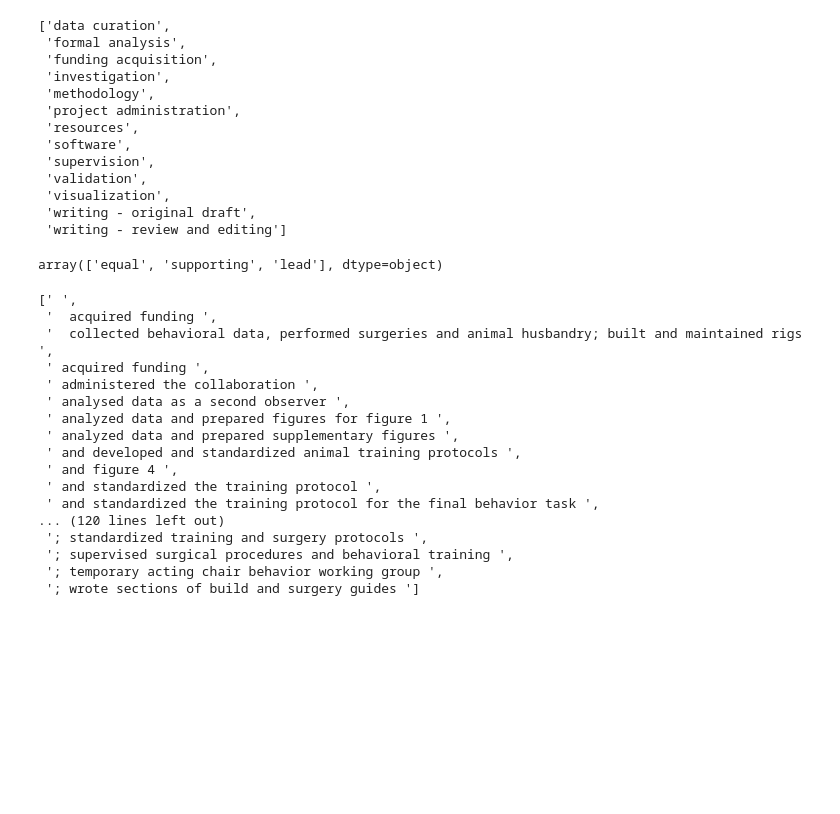
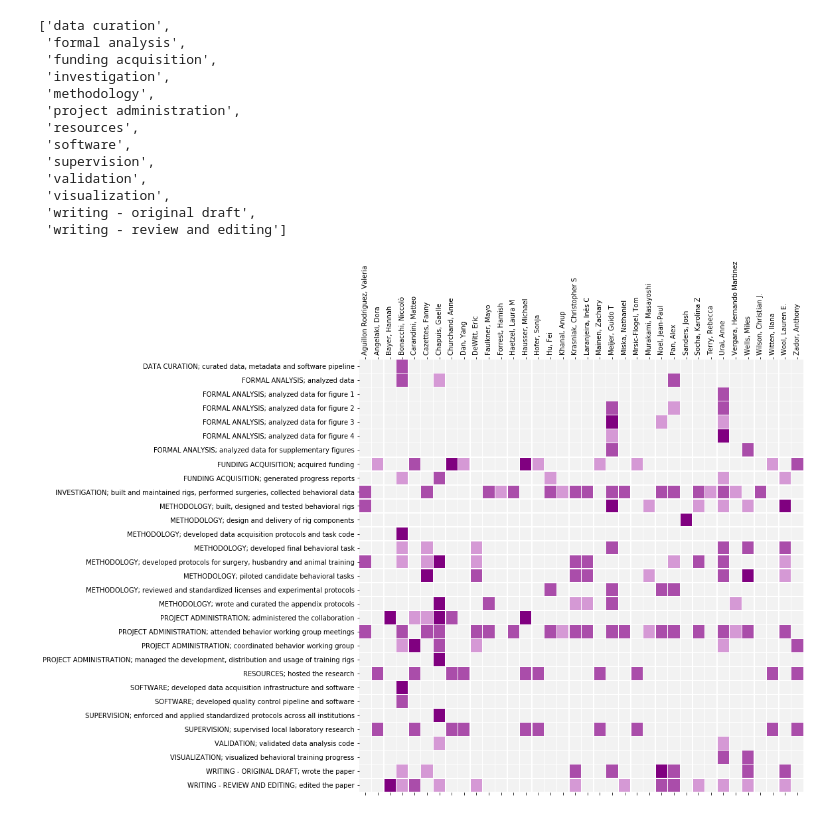
Before and after one commit to int-brain-lab/paper-behavior, a Jupyter notebook: authorship/Authorship and contribution for IBL behavior paper.ipynb, the cells around one changed output. Drawn from its saved outputs; the diff is of its cells as text; code cells hidden in the pictures; blank space fills up the shorter version.

Commit message:
finished recoding contribution statements to credit, can then do clustering

```diff
--- a/authorship/Authorship and contribution for IBL behavior paper.ipynb
+++ b/authorship/Authorship and contribution for IBL behavior paper.ipynb
@@ -68,7 +68,11 @@ This was solved in the good old fashioned way of having a huge Zoom meeting, and
 While working on a revision of the paper in April 2020, I wanted to put our now-curated text statement back into a table to have a better vizual way of inspecting each person's contributions.
 # %%
 import pandas as pd
+import seaborn as sns
+import matplotlib.pyplot as plt
+
 df = pd.read_csv('Behavior paper (2019) - Contribution statement - Written contributions.csv')
 df = df.rename(columns={'First Name':'first_name', 'Last Name':'last_name',
-                        'credit_cleanup':'credit'})
+                        'credit_proposal':'credit'})
 df = df[['first_name', 'last_name', 'credit']]
+df.dropna()
@@ -78,6 +100,8 @@ for aidx, author in df.groupby(['last_name', 'first_name']):
 
     # tease apart the credit assignment column
     statement = author['credit'].item()
+    if not isinstance(statement, str):
+        continue
     statement_split = statement.split("[")
     for s in statement_split:
         cat_split = s.split("]")
@@ -95,8 +119,12 @@ for aidx, author in df.groupby(['last_name', 'first_name']):
                     new_df.append({'last_name':author.last_name.item(),
                                   'first_name':author.first_name.item(),
                                   'credit_category': credit_category.lower().replace('–', '-'),
-                                  'task': task.lower(),
+                                  'task': task.lower().replace('\n', '').strip(),
                                   'contribution': contribution.lower()})
 
 new_df = pd.DataFrame(new_df)
-new_df
+
+# add some vars
+new_df['credit_task'] = new_df.credit_category.str.upper() + '; ' + new_df.task
+new_df['contribution_level'] = new_df.contribution.map({'lead':3, 'equal':2, 'support':1})
+new_df['author'] = new_df.last_name + ', ' + new_df.first_name
@@ -130,27 +144,3 @@ sorted(new_df.credit_category.unique())
  'visualization',
  'writing - original draft',
  'writing - review and editing']
-# %%
-new_df.contribution.unique()
-# %% [output]
-array(['equal', 'supporting', 'lead'], dtype=object)
-# %%
-sorted(new_df.task.unique())
-# %% [output]
-[' ',
- '  acquired funding ',
- '  collected behavioral data, performed surgeries and animal husbandry; built and maintained rigs ',
- ' acquired funding ',
- ' administered the collaboration ',
- ' analysed data as a second observer ',
- ' analyzed data and prepared figures for figure 1 ',
- ' analyzed data and prepared supplementary figures ',
- ' and developed and standardized animal training protocols ',
- ' and figure 4 ',
- ' and standardized the training protocol ',
- ' and standardized the training protocol for the final behavior task ',
-... (120 lines left out)
- '; standardized training and surgery protocols ',
- '; supervised surgical procedures and behavioral training ',
- '; temporary acting chair behavior working group ',
- '; wrote sections of build and surgery guides ']
@@ -156,0 +150,13 @@ sorted(new_df.task.unique())
+# %%
+matrix = new_df.pivot("credit_task", "author", "contribution_level").fillna(0)
+# %%
+cmap = sns.light_palette("purple", n_colors=4)
+cmap[0] = (0.95, 0.95, 0.95)
+
+fig, ax = plt.subplots(1,1,figsize=(12,12))
+sns.heatmap(matrix, annot=False, yticklabels=True, cmap=cmap, linewidths=.5, ax=ax, cbar=False)
+ax.set_xlabel('')
+ax.set_ylabel('')
+ax.tick_params(axis="x", bottom=True, top=True, labelbottom=False, labeltop=True, rotation=90)
+# %% [output]
+[figure, added]
```
Also changed, not shown: parts of 4 cells of this notebook, 1 other file.
